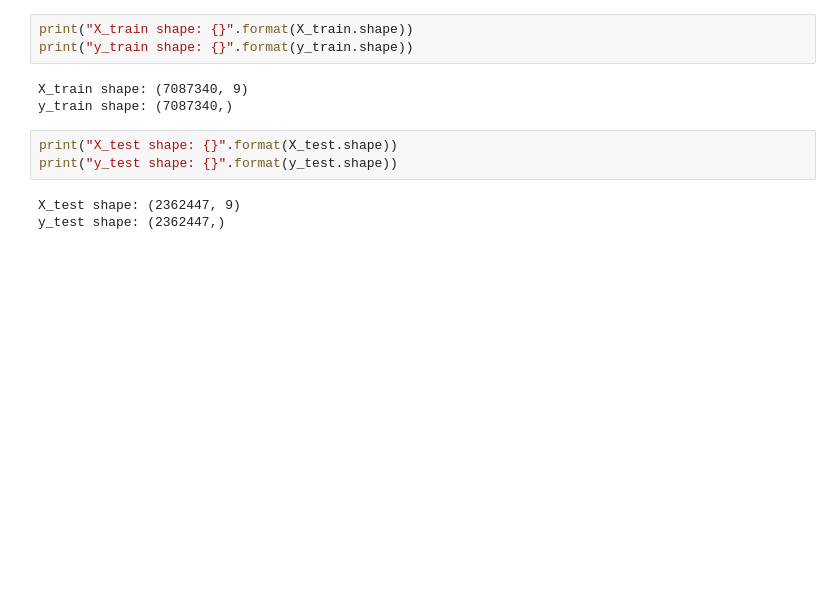
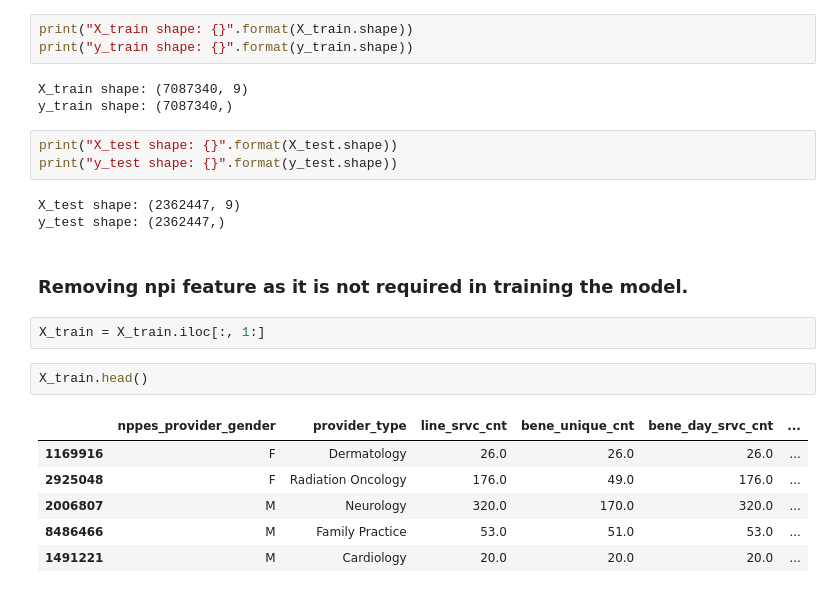
Before and after one commit to raoamalik/detecting_healthcare_provider_fraud, a Jupyter notebook: detecting_healthcare_provider_fraud.ipynb, the cells around one changed output. Saved outputs shown, nothing was run; the diff lists cells and outputs as text; blank space fills up the shorter version.

```diff
--- a/detecting_healthcare_provider_fraud.ipynb
+++ b/detecting_healthcare_provider_fraud.ipynb
@@ -530,3 +426,16 @@ print("y_test shape: {}".format(y_test.shape))
 # %% [output]
 X_test shape: (2362447, 9)
 y_test shape: (2362447,)
+# %% [markdown]
+### Removing npi feature as it is not required in training the model.
+# %%
+X_train = X_train.iloc[:, 1:]
+# %%
+X_train.head()
+# %% [output]
+|  | nppes_provider_gender | provider_type | line_srvc_cnt | bene_unique_cnt | bene_day_srvc_cnt | ... |
+| 1169916 | F | Dermatology | 26.0 | 26.0 | 26.0 | ... |
+| 2925048 | F | Radiation Oncology | 176.0 | 49.0 | 176.0 | ... |
+| 2006807 | M | Neurology | 320.0 | 170.0 | 320.0 | ... |
+| 8486466 | M | Family Practice | 53.0 | 51.0 | 53.0 | ... |
+| 1491221 | M | Cardiology | 20.0 | 20.0 | 20.0 | ... |
```
Also changed, not shown: parts of 38 cells of this notebook.
